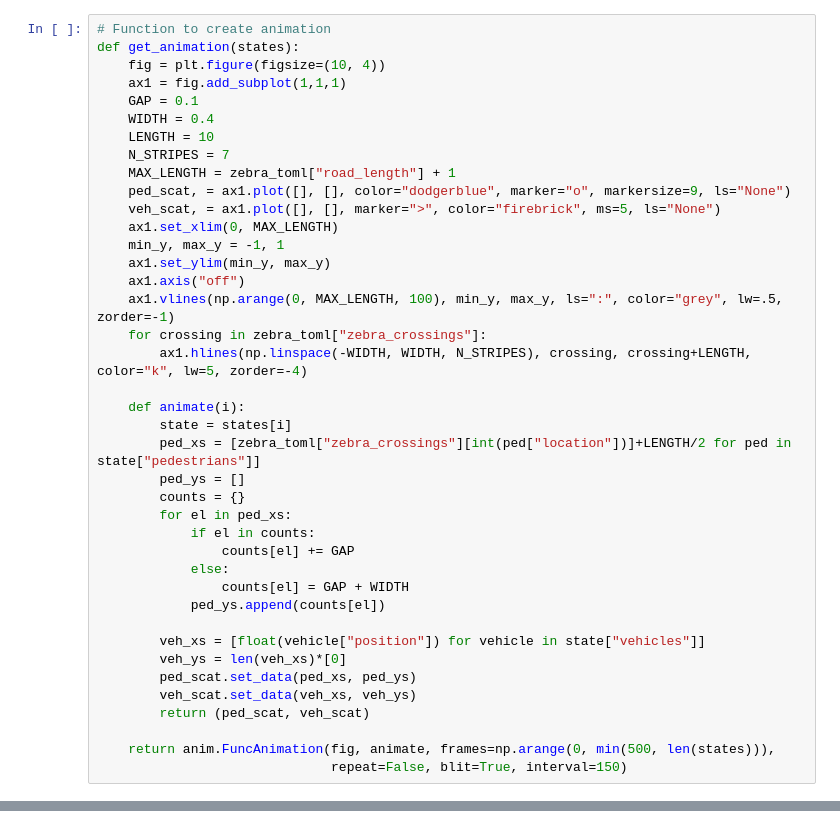
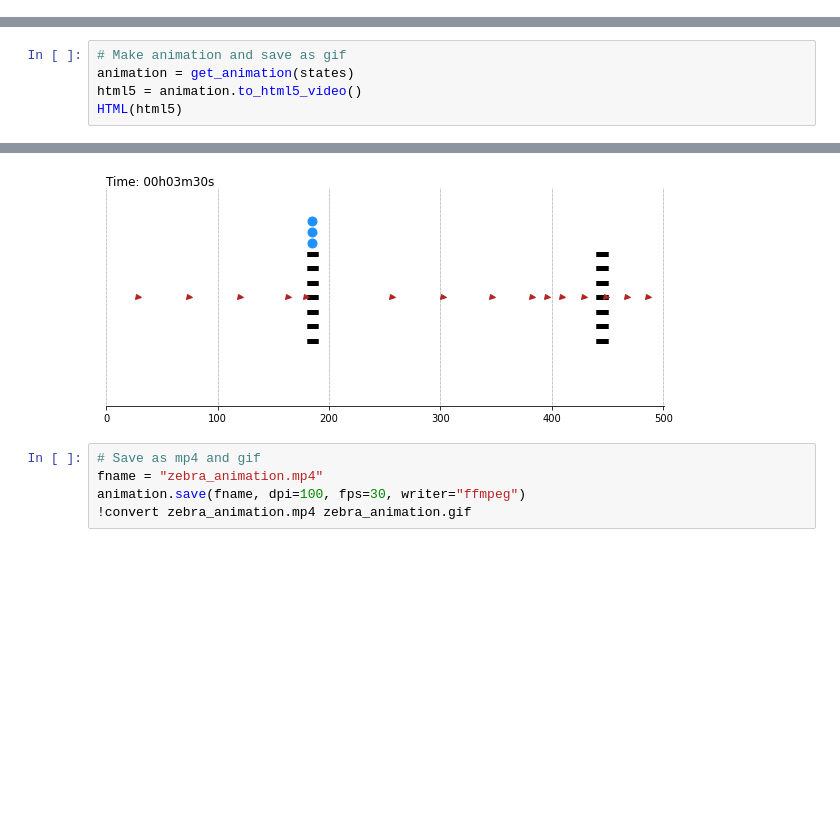
Before and after one commit to alan-turing-institute/zebra, a Jupyter notebook: docs/plot_sim.ipynb, the cells around one changed output, grey strips where cells are left out. Cells and saved outputs as stored; diff of their text form; blank space fills up the shorter version.

Commit message:
Output animation

```diff
--- a/docs/plot_sim.ipynb
+++ b/docs/plot_sim.ipynb
@@ -32,43 +31,3 @@ states = load_sim_states("../sim_states.json")
 # state = states[100]
 # ped_xs = [zebra_toml["zebra_crossings"][int(ped["location"])] for ped in state["pedestrians"]]
 # veh_xs = [float(vehicle["position"]) for vehicle in state["vehicles"]]
-# %%
-# Function to create animation
-def get_animation(states):
-    fig = plt.figure(figsize=(10, 4))
-    ax1 = fig.add_subplot(1,1,1)
-    GAP = 0.1
-    WIDTH = 0.4
-    LENGTH = 10
-    N_STRIPES = 7
-    MAX_LENGTH = zebra_toml["road_length"] + 1
-    ped_scat, = ax1.plot([], [], color="dodgerblue", marker="o", markersize=9, ls="None")
-    veh_scat, = ax1.plot([], [], marker=">", color="firebrick", ms=5, ls="None")
-    ax1.set_xlim(0, MAX_LENGTH)
-    min_y, max_y = -1, 1
-    ax1.set_ylim(min_y, max_y)
-    ax1.axis("off")
-    ax1.vlines(np.arange(0, MAX_LENGTH, 100), min_y, max_y, ls=":", color="grey", lw=.5, zorder=-1)
-    for crossing in zebra_toml["zebra_crossings"]:
-        ax1.hlines(np.linspace(-WIDTH, WIDTH, N_STRIPES), crossing, crossing+LENGTH, color="k", lw=5, zorder=-4)
-
-    def animate(i):
-        state = states[i]
-        ped_xs = [zebra_toml["zebra_crossings"][int(ped["location"])]+LENGTH/2 for ped in state["pedestrians"]]
-        ped_ys = []
-        counts = {}
-        for el in ped_xs:
-            if el in counts:
-                counts[el] += GAP
-            else:
-                counts[el] = GAP + WIDTH
-            ped_ys.append(counts[el])
-
-        veh_xs = [float(vehicle["position"]) for vehicle in state["vehicles"]]
-        veh_ys = len(veh_xs)*[0]
-        ped_scat.set_data(ped_xs, ped_ys)
-        veh_scat.set_data(veh_xs, veh_ys)
-        return (ped_scat, veh_scat)
-
-    return anim.FuncAnimation(fig, animate, frames=np.arange(0, min(500, len(states))),
-                              repeat=False, blit=True, interval=150)
@@ -79,0 +114,6 @@ HTML(a.to_html5_video())
+# %%
+# Make animation and save as gif
+animation = get_animation(states)
+html5 = animation.to_html5_video()
+HTML(html5)
+# %% [output]
@@ -79,0 +121,6 @@ HTML(a.to_html5_video())
+[figure, added]
+# %%
+# Save as mp4 and gif
+fname = "zebra_animation.mp4"
+animation.save(fname, dpi=100, fps=30, writer="ffmpeg")
+!convert zebra_animation.mp4 zebra_animation.gif
```
Also changed, not shown: parts of 4 cells of this notebook.
